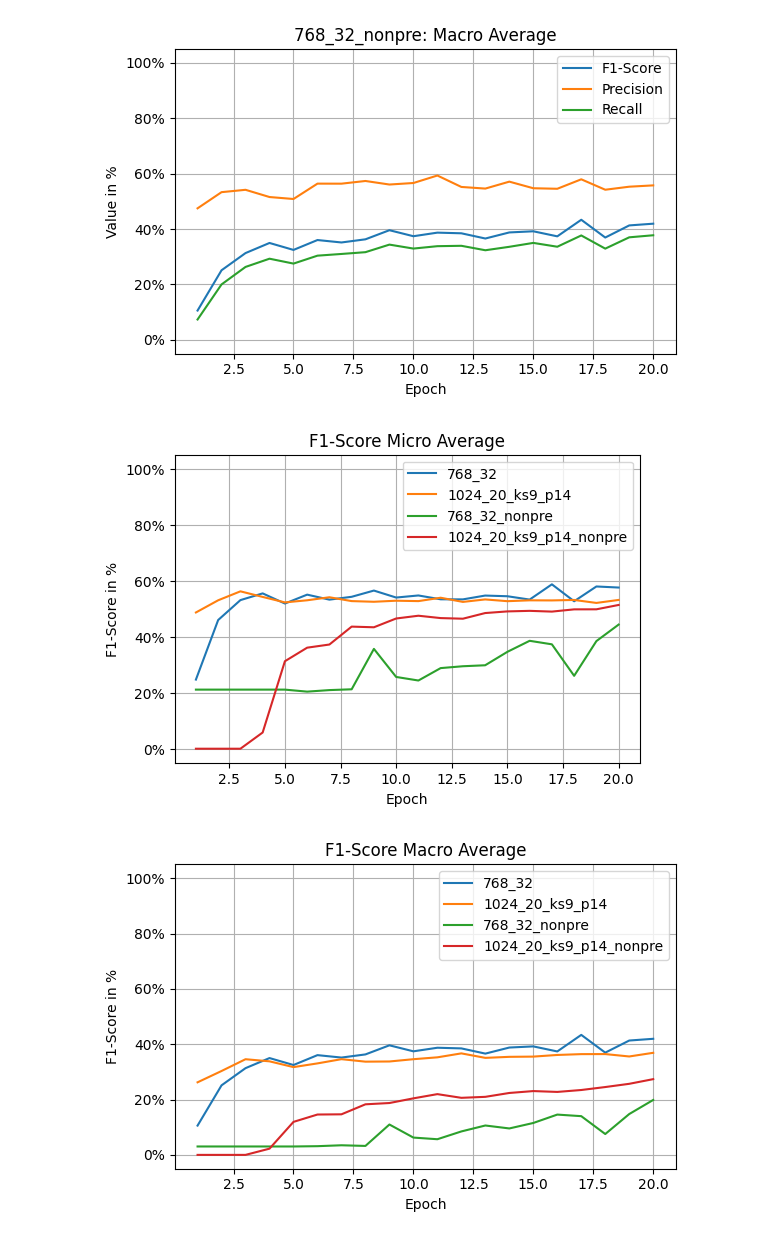
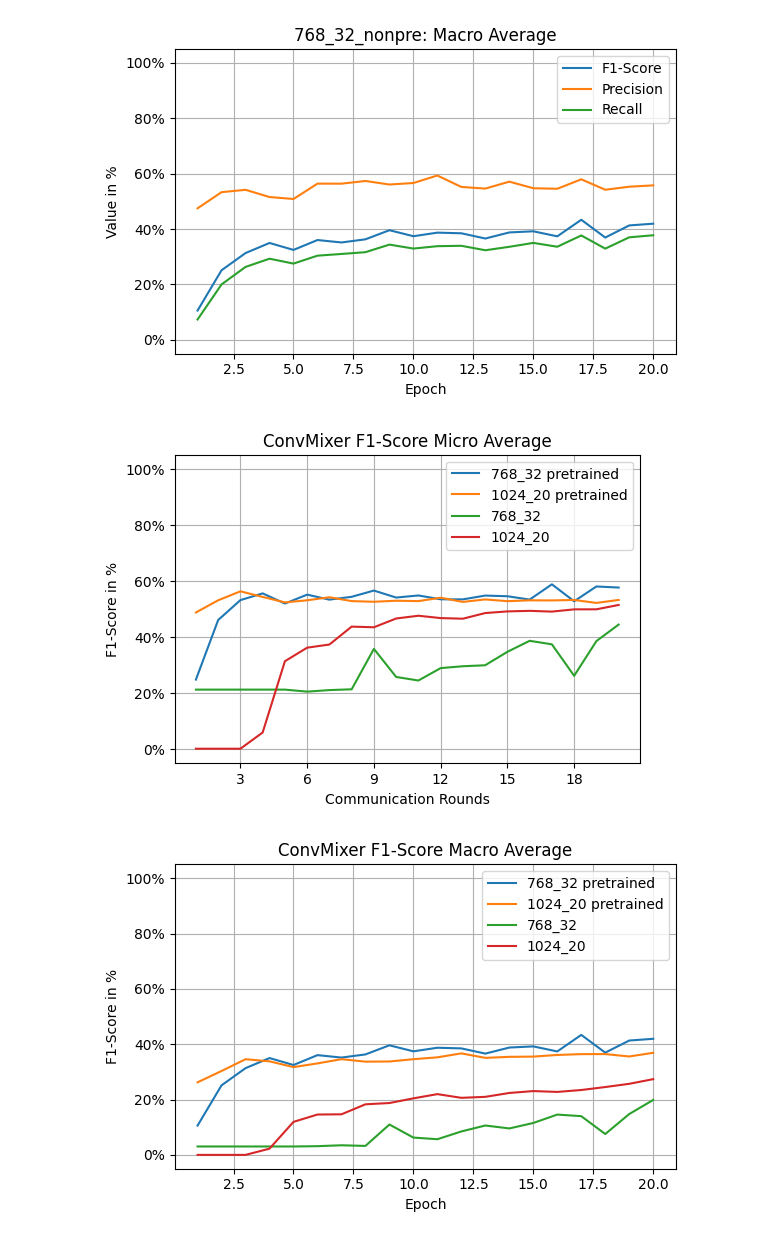
Before and after one commit to felix-zailskas/CV4RS, a Jupyter notebook: make_graphs.ipynb, the cells around one changed output. Cells and saved outputs as stored; diff of their text form; code cells hidden in the pictures.

Commit message:
Update plotting for HP tuning results

```diff
--- a/make_graphs.ipynb
+++ b/make_graphs.ipynb
@@ -97,37 +97,40 @@ create_micro_macro_plot(
 [figure]
 [figure]
 # %%
-import pickle
+import torch
 from pathlib import Path
 
 from utils.plotting import create_model_comparison_plot
 
 results_paths = [
-    ("epochs(3)_comrounds(20)_2024-02-03_19-29-12_768_32.pkl", "768_32"),
-    ("epochs(3)_comrounds(20)_2024-02-04_16-38-56_1024_20_ks9_p14.pkl", "1024_20_ks9_p14"),
-    ("epochs(3)_comrounds(20)_2024-02-06_13-43-05_768_32_nonpre.pkl","768_32_nonpre"),
-    ("epochs(3)_comrounds(20)_2024-02-07_10-27-46_1024_20_ks9_p14_nonpre.pkl", "1024_20_ks9_p14_nonpre")
+    "epochs(3)_comrounds(20)_2024-02-03_19-29-12_768_32.pkl",
+    "epochs(3)_comrounds(20)_2024-02-04_16-38-56_1024_20_ks9_p14.pkl",
+    "epochs(3)_comrounds(20)_2024-02-06_13-43-05_768_32_nonpre.pkl",
+    "epochs(3)_comrounds(20)_2024-02-07_10-27-46_1024_20_ks9_p14_nonpre.pkl"
 ]
+
+model_names = ["768_32 pretrained", "1024_20 pretrained", "768_32", "1024_20"]
 
 img_dir = Path("img/")
 results_dir = Path("checkpoints/")
 
 results = {
     "micro avg": {},
     "macro avg": {},
 }
-for res_path, model_name in results_paths:
+for res_path, model_name in zip(results_paths, model_names):
     curr_results = torch.load(str(res_path))['global']
     results["micro avg"][model_name.lower()] = curr_results["micro avg"]["f1-score"]
     results["macro avg"][model_name.lower()] = curr_results["macro avg"]["f1-score"]
-_, model_names = zip(*results_paths)
+
 create_model_comparison_plot(
     results,
     model_types=model_names,
     show=True,
     save_micro=str(img_dir / f"{'-'.join(model_names)}_micro.png"),
     save_macro=str(img_dir / f"{'-'.join(model_names)}_macro.png"),
+    model_type='ConvMixer'
 )
 # %% [output]
-[figure, old version]
+[figure, new version]
-[figure, old version]
+[figure, new version]
```
Also changed, not shown: 1 other file.
